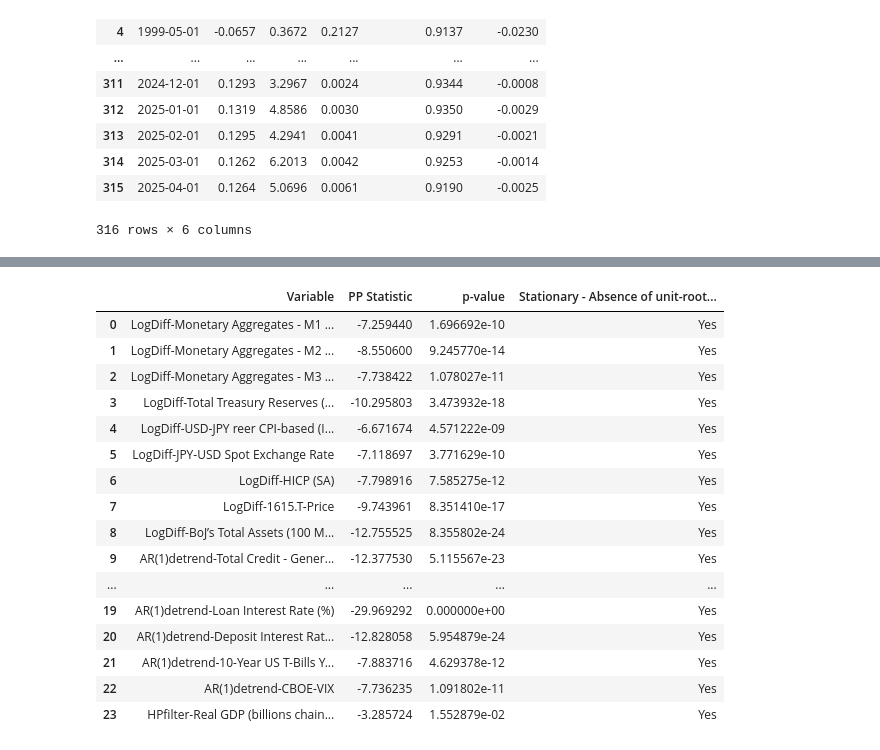
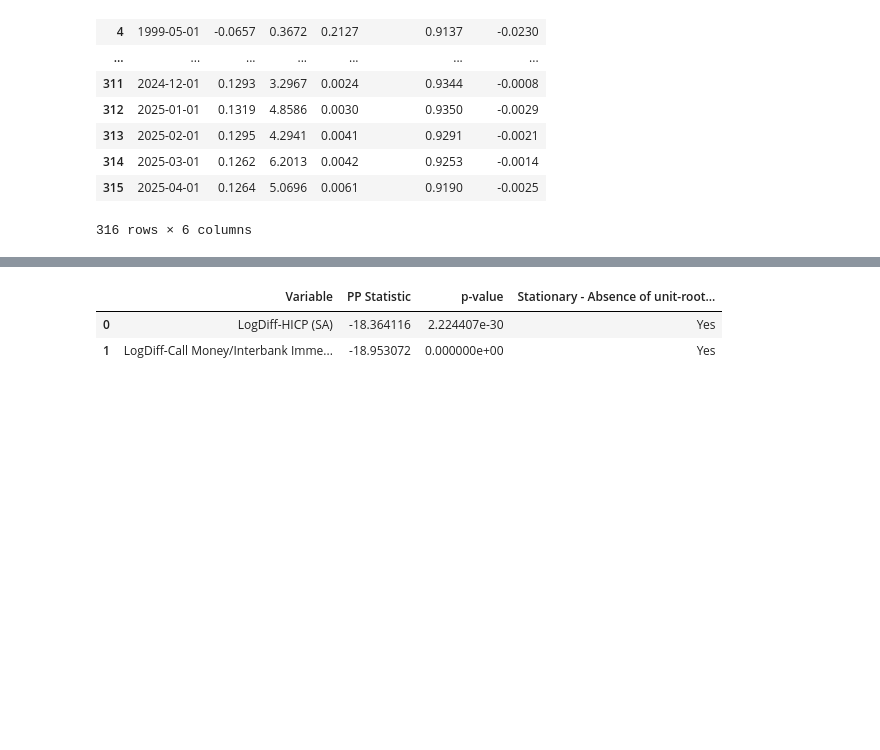
Before and after one commit to EliaLand/Policy_Target_RegimeSwitchingPersistence, a Jupyter notebook: Module3_ar_analysis.ipynb, the cells around one changed output, grey strips where cells are left out. Drawn from its saved outputs; the diff is of its cells as text; code cells hidden in the pictures; blank space fills up the shorter version.

```diff
--- a/Module3_ar_analysis.ipynb
+++ b/Module3_ar_analysis.ipynb
@@ -1384,7 +1384,8 @@ for var, col in zip(core_variables, palette):
         df[var],
         label=f"{var}",
         linewidth=1,
-        color = col
+        color = "#393939",
+        alpha = 0.8
         )
 
 # Stationarity regions
@@ -1393,14 +1394,14 @@ ax.fill_between(df.index, df["LogDiff-HICP (SA)-Rolling AR(1)"],
                 1,
                 where=(df["LogDiff-HICP (SA)-Rolling AR(1)"] >= 1),
                 color="#FF0000",
-                alpha=0.5,
+                alpha=0.25,
                 label="Unit Root")
 ax.fill_between(df.index,
                 df["LogDiff-HICP (SA)-Rolling AR(1)"],
                 1,
                 where=(df["LogDiff-HICP (SA)-Rolling AR(1)"] < 1),
                 color="green",
-                alpha=0.5,
+                alpha=0.25,
                 label="Stationary")
 
 # Average AR(1) over the whole sample
@@ -1522,7 +1523,8 @@ for var, col in zip(core_variables, palette):
         df[var],
         label=f"{var}",
         linewidth=1,
-        color = col
+        color = "#393939",
+        alpha = 0.8
         )
 
 # Stationarity regions
@@ -1531,14 +1533,14 @@ ax.fill_between(df.index, df["Call Money/Interbank Immediate (%)-Rolling AR(1)"]
                 1,
                 where=(df["Call Money/Interbank Immediate (%)-Rolling AR(1)"] >= 1),
                 color="#FF0000",
-                alpha=0.5,
+                alpha=0.25,
                 label="Unit Root")
 ax.fill_between(df.index,
                 df["Call Money/Interbank Immediate (%)-Rolling AR(1)"],
                 1,
                 where=(df["Call Money/Interbank Immediate (%)-Rolling AR(1)"] < 1),
                 color="green",
-                alpha=0.5,
+                alpha=0.25,
                 label="Stationary")
 
 # Average AR(1) over the whole sample
@@ -2383,8 +2698,12 @@ plt.show()
 # %%
 # Autocorrelation coefficients AR(1)
+# (!!!) jp_trans_df cleaning
+jp_trans_df = pd.read_csv("Data/Transformed/jp_trans_df.csv")
+# (!!!) We have to replace ±inf produced by log-diff on zero values before any computation
+jp_trans_df.replace([np.inf, -np.inf], 0, inplace=True)
+df = jp_trans_df[["Country", "Time", "LogDiff-HICP (SA)", "LogDiff-Call Money/Interbank Immediate (%)"]].dropna().copy()
 # Drop non-numeric columns and rows with missing values
-df = jp_trans_df.copy()
-jp_transformed_numeric = df.drop(columns=["Country", "Time"]).dropna()
+jp_transformed_numeric = df[["LogDiff-HICP (SA)", "LogDiff-Call Money/Interbank Immediate (%)"]]
 
 # AR(1) autocorrelation for each variable
 ar1_results = {}
@@ -2396,7 +2715,7 @@ for col in jp_transformed_numeric.columns:
     ar1_results[col] = ar1
 
 # Better to create a dataframe to display the results
-jp_ar1_df = pd.DataFrame.from_dict(ar1_results, orient="index", columns=["AR(1)"])
-jp_ar1_df
+jp_ar1_logdiff_df = pd.DataFrame.from_dict(ar1_results, orient="index", columns=["AR(1)"])
+jp_ar1_logdiff_df
 # %% [output]
 |  | AR(1) |
@@ -2419,8 +2724,9 @@ jp_ar1_df
 # %%
 # Unit-root Testing - Adfuller Test
-# Drop non-numeric columns and handle missing data
-df = jp_trans_df.copy()
-jp_trans_numeric = df.drop(columns=["Country", "Time"]).dropna()
+# (!!!) We have to replace ±inf produced by log-diff on zero values before any computation
+df = jp_trans_df[["Country", "Time", "LogDiff-HICP (SA)", "LogDiff-Call Money/Interbank Immediate (%)"]].dropna().copy()
+# Drop non-numeric columns and rows with missing values
+jp_trans_numeric = df[["LogDiff-HICP (SA)", "LogDiff-Call Money/Interbank Immediate (%)"]]
 
 # (!!!) We need to initialize the results as empty list before execuding the test
 results = []
@@ -2445,7 +2751,7 @@ for col in jp_trans_numeric.columns:
         "Stationary - Absence of unit-root (HP1)": "Yes" if p_value < 0.05 else "No"
     })
 
-jp_adf_df = pd.DataFrame(results)
-jp_adf_df
+jp_adf_logdiff_df = pd.DataFrame(results)
+jp_adf_logdiff_df
 # %% [output]
 |  | Variable | AR(1) | ADF Statistic | p-value | Stationary - Absence of unit-root... |
@@ -2468,38 +2760,24 @@ jp_adf_df
 # %%
 # Unit-root Testing - Phillips-Perron Test
 # (!!!) We need to initialize the results as empty list before execuding the test
 pp_results = []
 
 for col in jp_trans_numeric.columns:
     series = jp_trans_numeric[col].dropna()
 
 # Phillips–Perron test
 # (!!!) From arch instead of stats.models is much smoother
     test = PhillipsPerron(series)
     pp_results.append({
         "Variable": col,
         "PP Statistic": test.stat,
         "p-value": test.pvalue,
         "Stationary - Absence of unit-root (HP1)": "Yes" if test.pvalue < 0.05 else "No"
     })
 
-jp_pp_df = pd.DataFrame(pp_results)
-jp_pp_df
+jp_pp_logdiff_df = pd.DataFrame(pp_results)
+jp_pp_logdiff_df
 # %% [output]
 |  | Variable | PP Statistic | p-value | Stationary - Absence of unit-root... |
-| 0 | LogDiff-Monetary Aggregates - M1 ... | -7.259440 | 1.696692e-10 | Yes |
-| 1 | LogDiff-Monetary Aggregates - M2 ... | -8.550600 | 9.245770e-14 | Yes |
-| 2 | LogDiff-Monetary Aggregates - M3 ... | -7.738422 | 1.078027e-11 | Yes |
-| 3 | LogDiff-Total Treasury Reserves (... | -10.295803 | 3.473932e-18 | Yes |
-| 4 | LogDiff-USD-JPY reer CPI-based (I... | -6.671674 | 4.571222e-09 | Yes |
-| 5 | LogDiff-JPY-USD Spot Exchange Rate | -7.118697 | 3.771629e-10 | Yes |
-| 6 | LogDiff-HICP (SA) | -7.798916 | 7.585275e-12 | Yes |
-| 7 | LogDiff-1615.T-Price | -9.743961 | 8.351410e-17 | Yes |
-| 8 | LogDiff-BoJ’s Total Assets (100 M... | -12.755525 | 8.355802e-24 | Yes |
-| 9 | AR(1)detrend-Total Credit - Gener... | -12.377530 | 5.115567e-23 | Yes |
-| ... | ... | ... | ... | ... |
-| 19 | AR(1)detrend-Loan Interest Rate (%) | -29.969292 | 0.000000e+00 | Yes |
-| 20 | AR(1)detrend-Deposit Interest Rat... | -12.828058 | 5.954879e-24 | Yes |
-| 21 | AR(1)detrend-10-Year US T-Bills Y... | -7.883716 | 4.629378e-12 | Yes |
-| 22 | AR(1)detrend-CBOE-VIX | -7.736235 | 1.091802e-11 | Yes |
-| 23 | HPfilter-Real GDP (billions chain... | -3.285724 | 1.552879e-02 | Yes |
+| 0 | LogDiff-HICP (SA) | -18.364116 | 2.224407e-30 | Yes |
+| 1 | LogDiff-Call Money/Interbank Imme... | -18.953072 | 0.000000e+00 | Yes |
```
Also changed, not shown: parts of 39 cells of this notebook, 2 other files.
